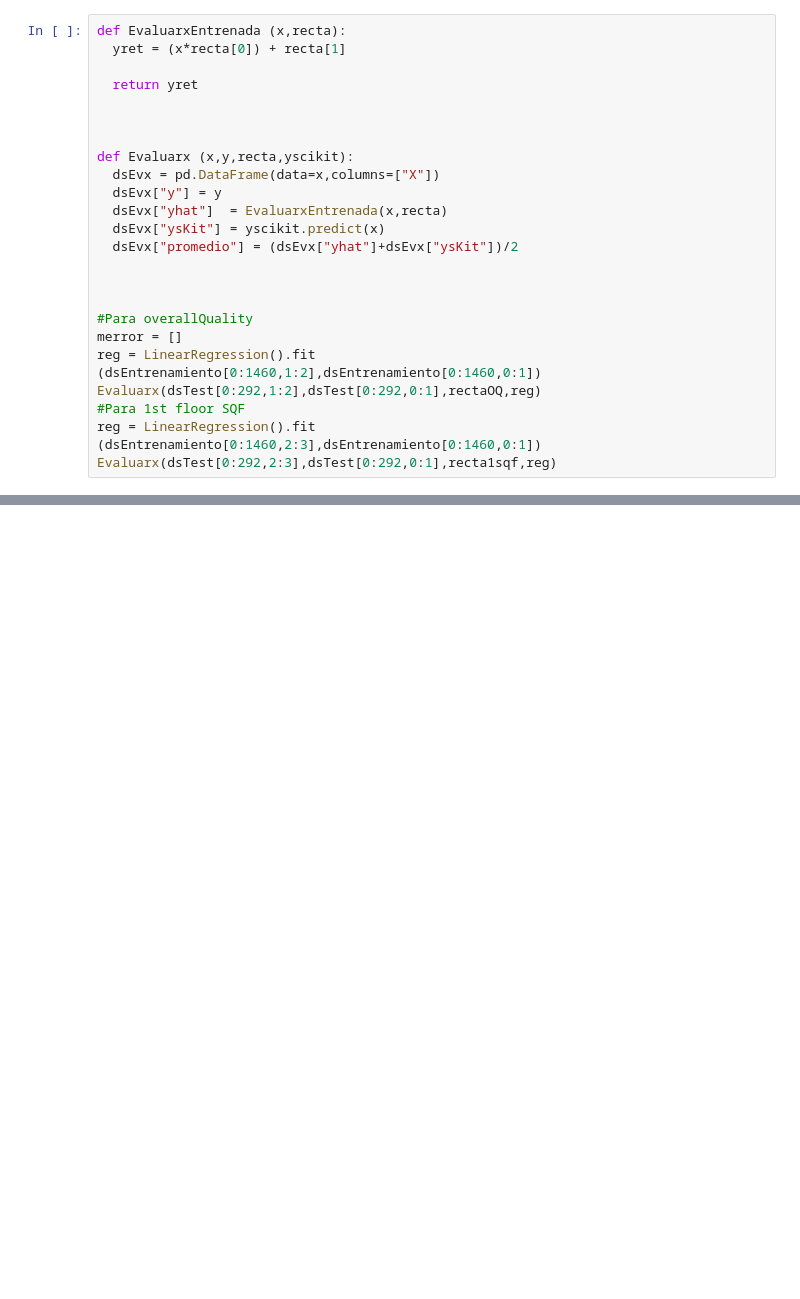
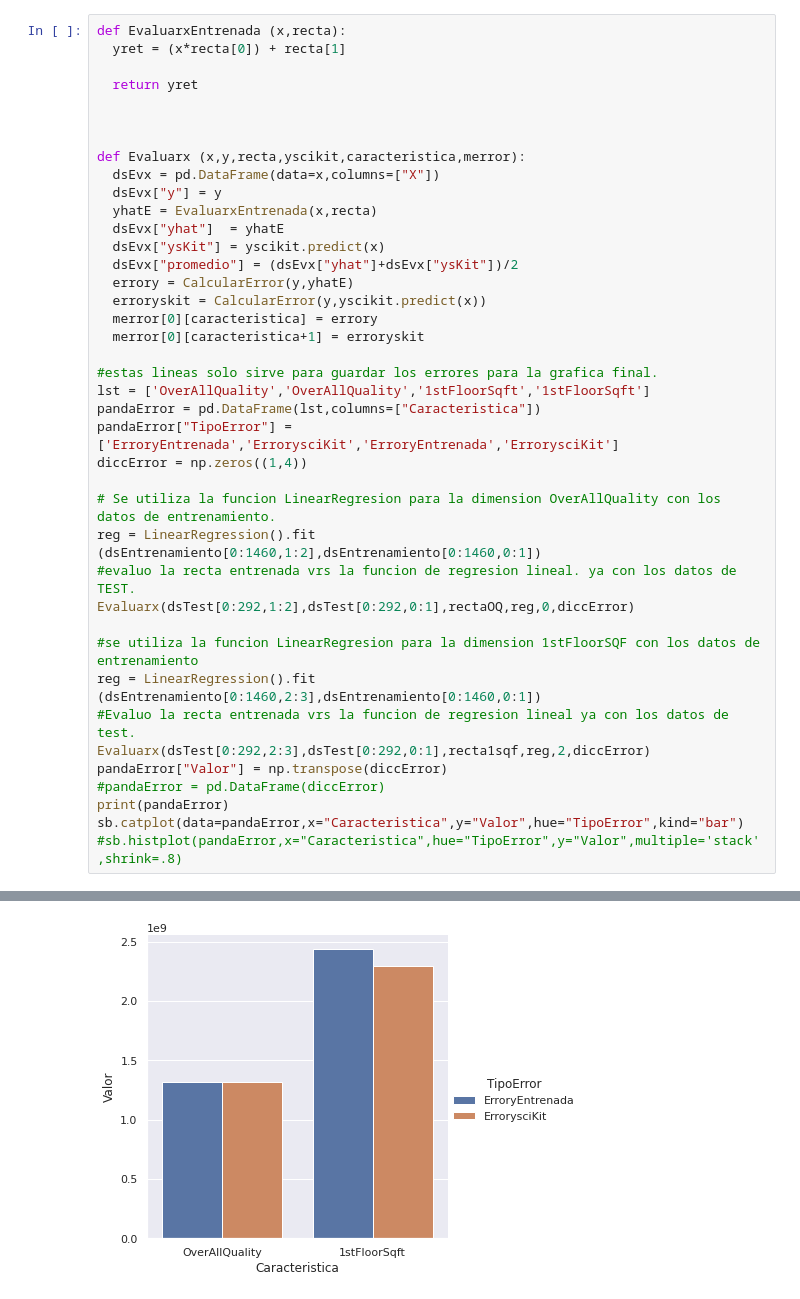
Before and after one commit to JS-DS-coder/CienciaDeDatos2021, a Jupyter notebook: Proyecto_Final.ipynb, the cells around one changed output, grey strips where cells are left out. Cells and saved outputs as stored; diff of their text form; blank space fills up the shorter version.

```diff
--- a/Proyecto_Final.ipynb
+++ b/Proyecto_Final.ipynb
@@ -275,20 +303,36 @@ def EvaluarxEntrenada (x,recta):
 
 
 
-def Evaluarx (x,y,recta,yscikit):
+def Evaluarx (x,y,recta,yscikit,caracteristica,merror):
   dsEvx = pd.DataFrame(data=x,columns=["X"])
   dsEvx["y"] = y
-  dsEvx["yhat"]  = EvaluarxEntrenada(x,recta)
+  yhatE = EvaluarxEntrenada(x,recta)
+  dsEvx["yhat"]  = yhatE
   dsEvx["ysKit"] = yscikit.predict(x)
   dsEvx["promedio"] = (dsEvx["yhat"]+dsEvx["ysKit"])/2
+  errory = CalcularError(y,yhatE)
+  erroryskit = CalcularError(y,yscikit.predict(x))
+  merror[0][caracteristica] = errory
+  merror[0][caracteristica+1] = erroryskit
 
+#estas lineas solo sirve para guardar los errores para la grafica final.
+lst = ['OverAllQuality','OverAllQuality','1stFloorSqft','1stFloorSqft']
+pandaError = pd.DataFrame(lst,columns=["Caracteristica"])
+pandaError["TipoError"] = ['ErroryEntrenada','ErrorysciKit','ErroryEntrenada','ErrorysciKit']
+diccError = np.zeros((1,4))
 
+# Se utiliza la funcion LinearRegresion para la dimension OverAllQuality con los datos de entrenamiento.
+reg = LinearRegression().fit (dsEntrenamiento[0:1460,1:2],dsEntrenamiento[0:1460,0:1])
+#evaluo la recta entrenada vrs la funcion de regresion lineal. ya con los datos de TEST.
+Evaluarx(dsTest[0:292,1:2],dsTest[0:292,0:1],rectaOQ,reg,0,diccError)
 
-#Para overallQuality
-merror = []
-reg = LinearRegression().fit (dsEntrenamiento[0:1460,1:2],dsEntrenamiento[0:1460,0:1])
-Evaluarx(dsTest[0:292,1:2],dsTest[0:292,0:1],rectaOQ,reg)
-#Para 1st floor SQF
+#se utiliza la funcion LinearRegresion para la dimension 1stFloorSQF con los datos de entrenamiento
 reg = LinearRegression().fit (dsEntrenamiento[0:1460,2:3],dsEntrenamiento[0:1460,0:1])
-Evaluarx(dsTest[0:292,2:3],dsTest[0:292,0:1],recta1sqf,reg)
+#Evaluo la recta entrenada vrs la funcion de regresion lineal ya con los datos de test.
+Evaluarx(dsTest[0:292,2:3],dsTest[0:292,0:1],recta1sqf,reg,2,diccError)
+pandaError["Valor"] = np.transpose(diccError)
+#pandaError = pd.DataFrame(diccError)
+print(pandaError)
+sb.catplot(data=pandaError,x="Caracteristica",y="Valor",hue="TipoError",kind="bar")
+#sb.histplot(pandaError,x="Caracteristica",hue="TipoError",y="Valor",multiple='stack',shrink=.8)
 # %% [output]
@@ -298,0 +345 @@ Evaluarx(dsTest[0:292,2:3],dsTest[0:292,0:1],recta1sqf,reg)
+[figure, added]
```
Also changed, not shown: parts of 15 cells of this notebook.
